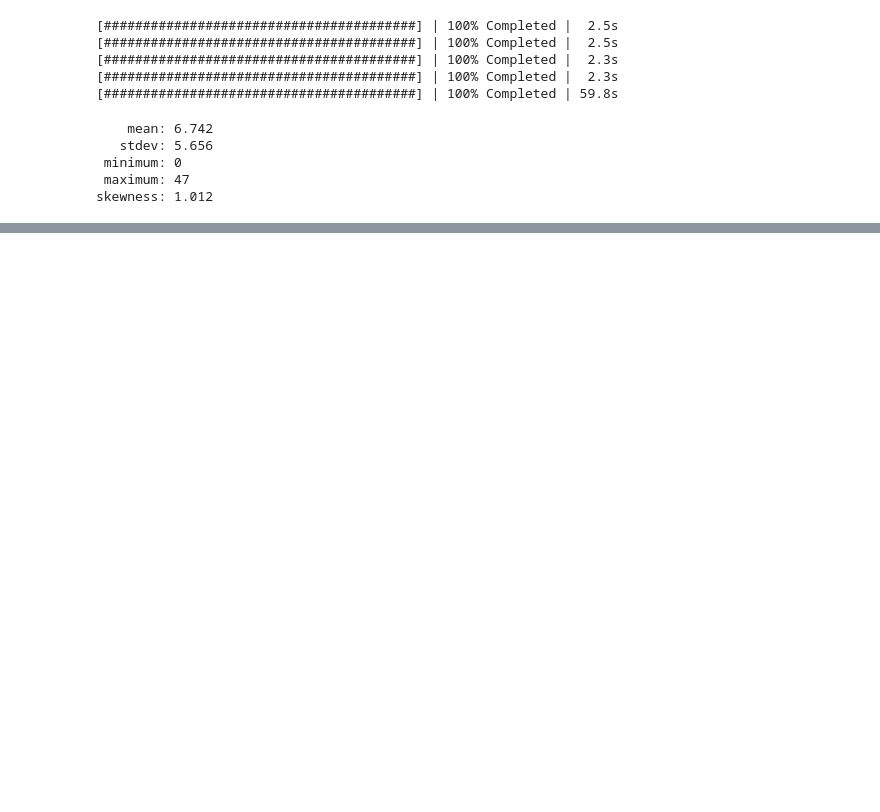
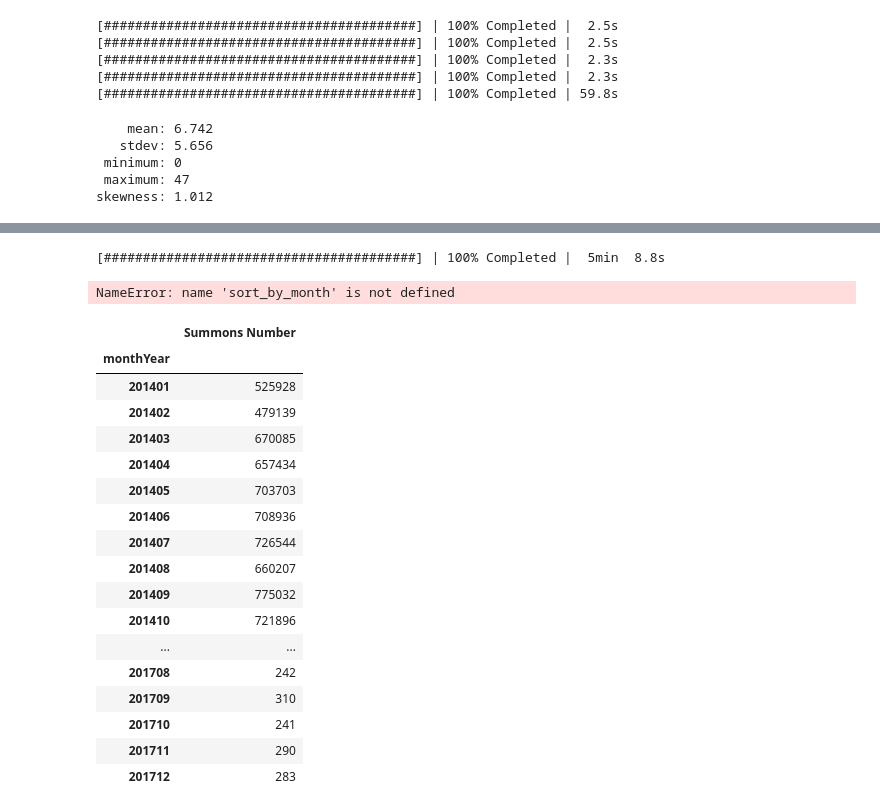
Before and after one commit to sunchengyi/Dask, a Jupyter notebook: nyc-parking-tickets_dask.ipynb, the cells around one changed output, grey strips where cells are left out. Cells and saved outputs as stored; diff of their text form; code cells hidden in the pictures; blank space fills up the shorter version.

Commit message:
Listing 6.9 Counting citations by month-year.

```diff
--- a/nyc-parking-tickets_dask.ipynb
+++ b/nyc-parking-tickets_dask.ipynb
@@ -749,3 +766,44 @@ min             0.00
 75%            13.00
 max            47.00
 Name: Vehicle Age, dtype: float64
+# %%
+# Lising 6.8 custom sorting for the month-year column
+years = ['2014', '2015', '2016', '2017']
+months = ['01','02','03','04','05','06','07','08','09','10','11','12']
+years_months = [year + month for year in years for month in months]
+sort_order = pd.Series(range(len(years_months)), index=years_months, name='custom_sort')
+
+def sort_by_months(dataframe, order):
+    return dataframe.join(order).sort_values('custom_sort').drop('custom_sort', axis=1)
+# %%
+# listing 6.9 counting citation by month-year
+col_monthYear = nyc_data_with_vehicle_age['Issue Date'].apply(lambda dt: dt.strftime("%Y%m"), meta=str)
+nyc_data = nyc_data_with_vehicle_age.assign(monthYear=col_monthYear)
+with ProgressBar():
+    nyc_data_by_month = nyc_data.groupby('monthYear')
+    citations_per_month = nyc_data_by_month['Summons Number'].count().compute()
+sort_by_month(citations_per_month.to_frame(), sort_order)
+# %% [output]
+[########################################] | 100% Completed |  5min  8.8s
+NameError: name 'sort_by_month' is not defined
+# %%
+sort_by_months(citations_per_month.to_frame(), sort_order)
+# %% [output]
+|  | Summons Number |
+| monthYear |  |
+| 201401 | 525928 |
+| 201402 | 479139 |
+| 201403 | 670085 |
+| 201404 | 657434 |
+| 201405 | 703703 |
+| 201406 | 708936 |
+| 201407 | 726544 |
+| 201408 | 660207 |
+| 201409 | 775032 |
+| 201410 | 721896 |
+| ... | ... |
+| 201708 | 242 |
+| 201709 | 310 |
+| 201710 | 241 |
+| 201711 | 290 |
+| 201712 | 283 |
```
Also changed, not shown: parts of 4 cells of this notebook.
